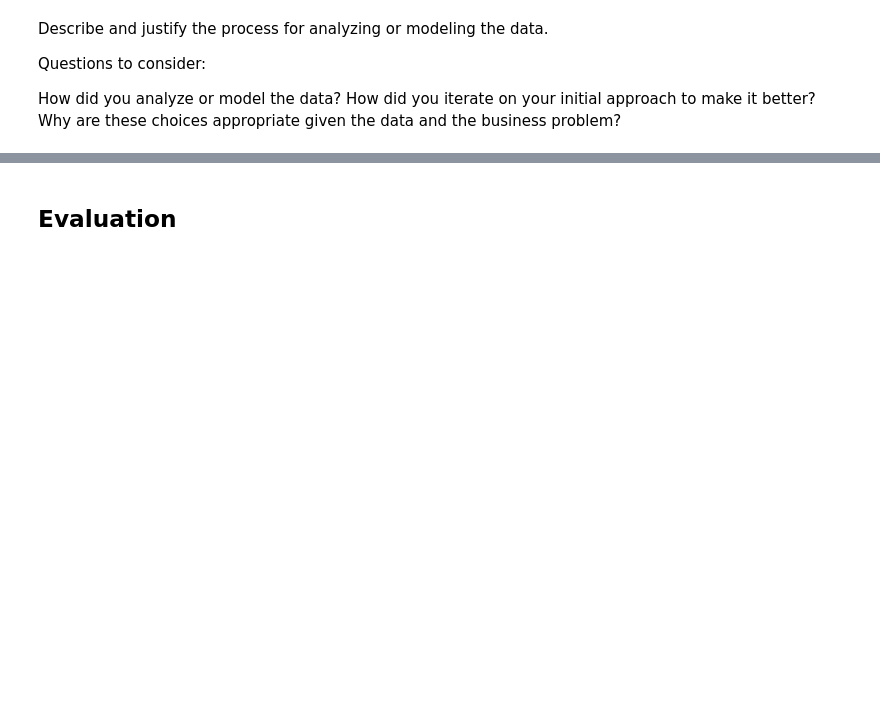
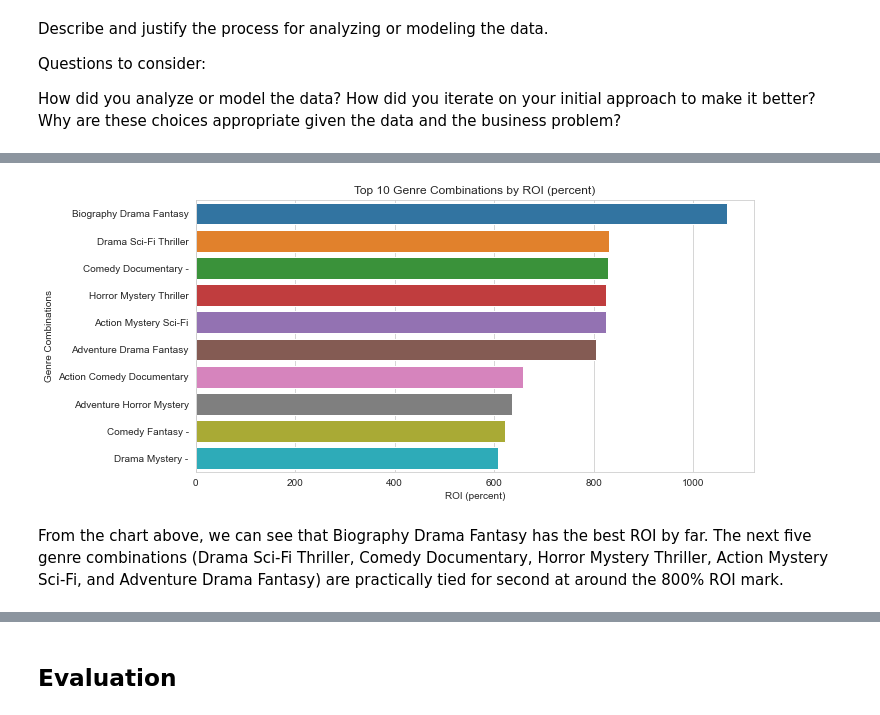
Before and after one commit to aokdata/Film_Performance_EDA, a Jupyter notebook: Film_Performance_EDA.ipynb, the cells around one changed output, grey strips where cells are left out. Cells and saved outputs as stored; diff of their text form; code cells hidden in the pictures; blank space fills up the shorter version.

```diff
--- a/Film_Performance_EDA.ipynb
+++ b/Film_Performance_EDA.ipynb
@@ -596,0 +460,5 @@ ax.set_ylabel('Worldwide Profit');
+# %%
+top_10_genres_ROI = genres_df.groupby(['Genres']).median()\
+.sort_values(by = 'ROI (percent)', ascending=False).head(10)
+
+top_10_genres_ROI
@@ -596,0 +480,15 @@ ax.set_ylabel('Worldwide Profit');
+# %%
+top_10_genres_ROI  = top_10_genres_ROI.reset_index()
+# %%
+fig, ax = plt.subplots(figsize = (10,5))
+
+sns.barplot(x = top_10_genres_ROI['ROI (percent)'], y = top_10_genres_ROI["Genres"])
+
+ax.set_title('Top 10 Genre Combinations by ROI (percent)')
+
+ax.set_xlabel('ROI (percent)')
+ax.set_ylabel('Genre Combinations');
+# %% [output]
+[figure, added]
+# %% [markdown]
+From the chart above, we can see that Biography Drama Fantasy has the best ROI by far. The next five genre combinations (Drama Sci-Fi Thriller, Comedy Documentary, Horror Mystery Thriller, Action Mystery Sci-Fi, and Adventure Drama Fantasy) are practically tied for second at around the 800% ROI mark.
```
Also changed, not shown: parts of 102 cells of this notebook, 1 other file.
